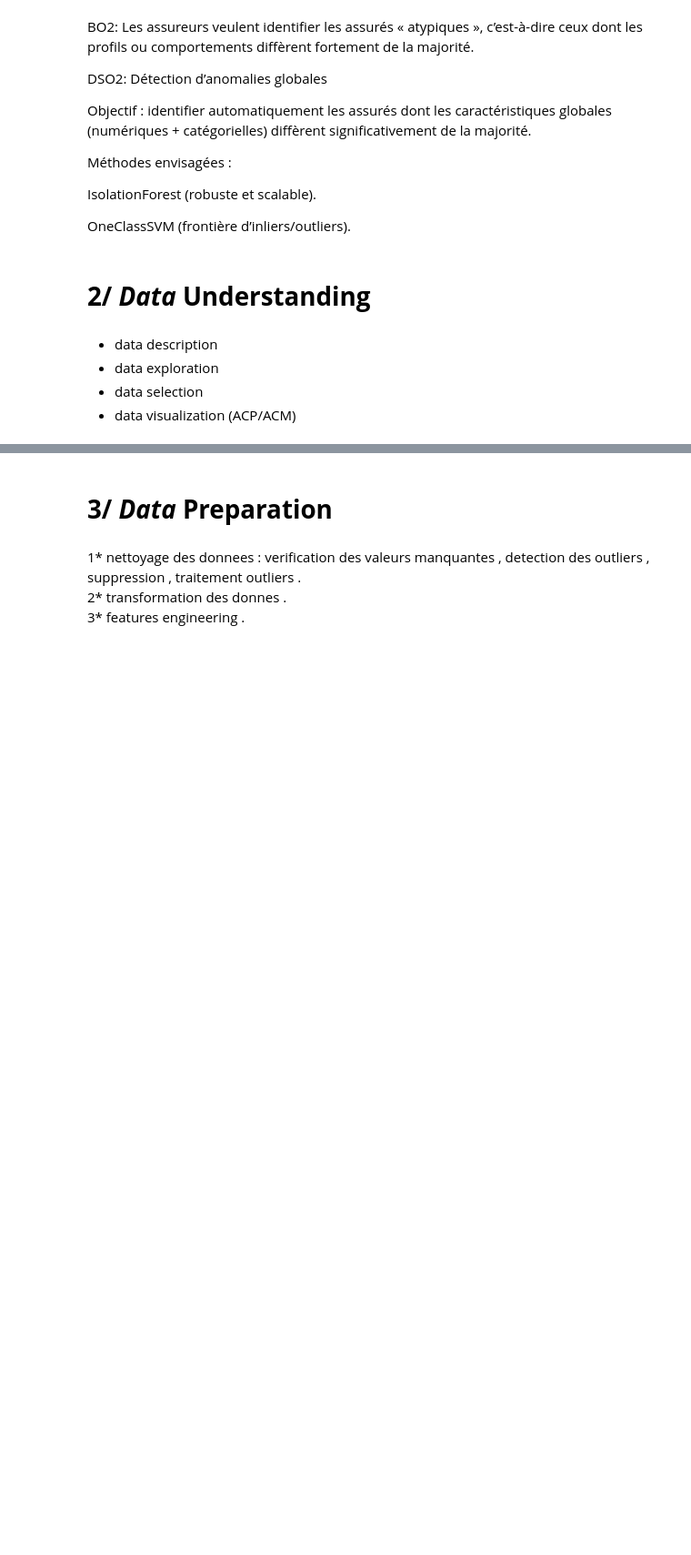
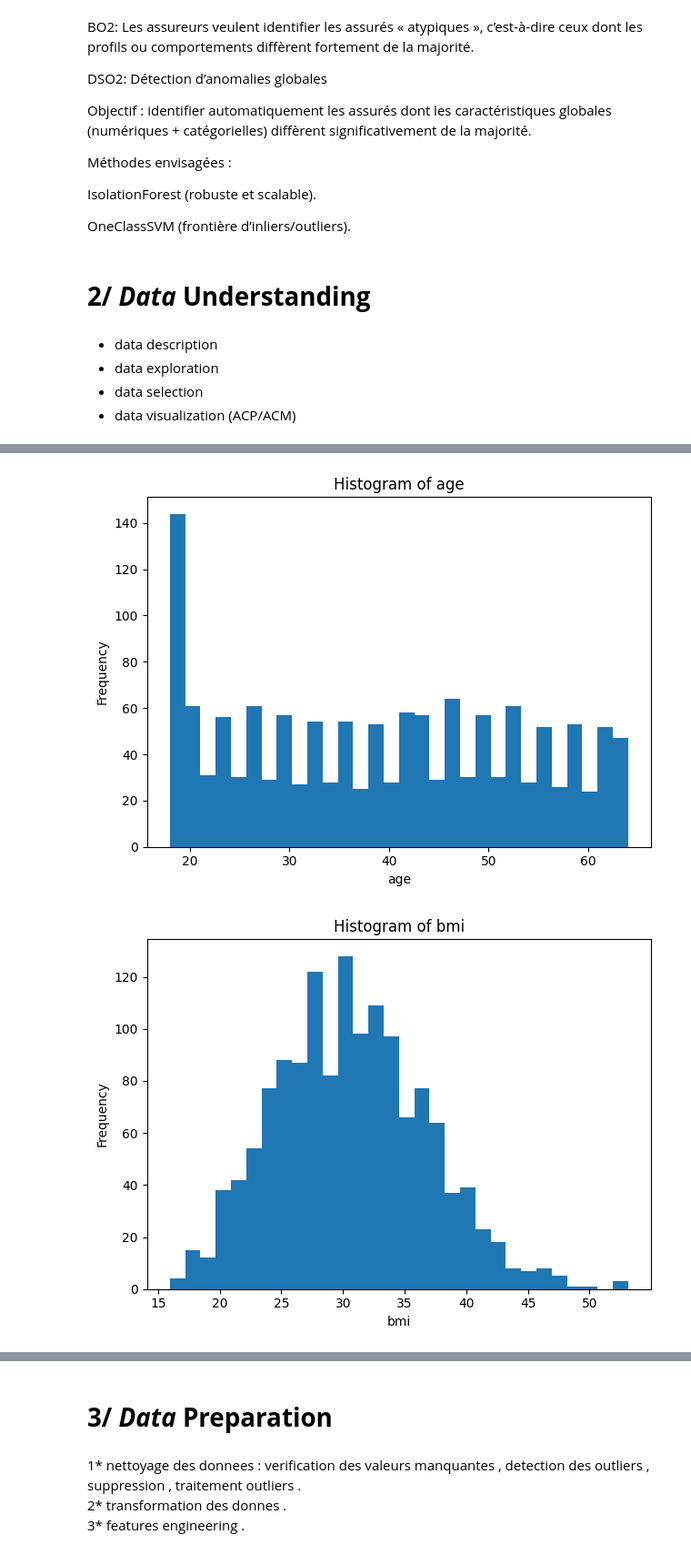
Before and after one commit to yosriawedi/ML-Project-Insurance, a Jupyter notebook: NeuroNova.ipynb, the cells around one changed output, grey strips where cells are left out. Shown at 91% size. Saved outputs shown, nothing was run; the diff lists cells and outputs as text; code cells hidden in the pictures; blank space fills up the shorter version.

Commit message:
data prep

```diff
--- a/NeuroNova.ipynb
+++ b/NeuroNova.ipynb
@@ -41,0 +36,6 @@ OneClassSVM (frontière d’inliers/outliers).
+# %%
+import numpy as np
+import pandas as pd
+import matplotlib.pyplot as plt
+from pathlib import Path
+data=pd.read_csv("dataAssurance.csv")
@@ -41,0 +174,7 @@ OneClassSVM (frontière d’inliers/outliers).
+# %%
+num_cols = data.select_dtypes(include=[np.number]).columns.tolist()
+num_summary = data[num_cols].describe().T
+num_summary["skew"] = data[num_cols].skew(numeric_only=True)
+num_summary["kurtosis"] = data[num_cols].kurtosis(numeric_only=True)
+show_table("05 - Numerical summary (with skew/kurtosis)",
+           num_summary.round(4).rename_axis("column").reset_index(), head_only_if_big=False)
@@ -41,0 +312,12 @@ OneClassSVM (frontière d’inliers/outliers).
+# %%
+for col in num_cols:
+    plt.figure()
+    plt.hist(data[col].dropna(), bins=30)
+    plt.title(f"Histogram of {col}")
+    plt.xlabel(col)
+    plt.ylabel("Frequency")
+    plt.tight_layout()
+    plt.show()
+# %% [output]
+[figure, added]
+[figure, added]
```
Also changed, not shown: parts of 85 cells of this notebook.
